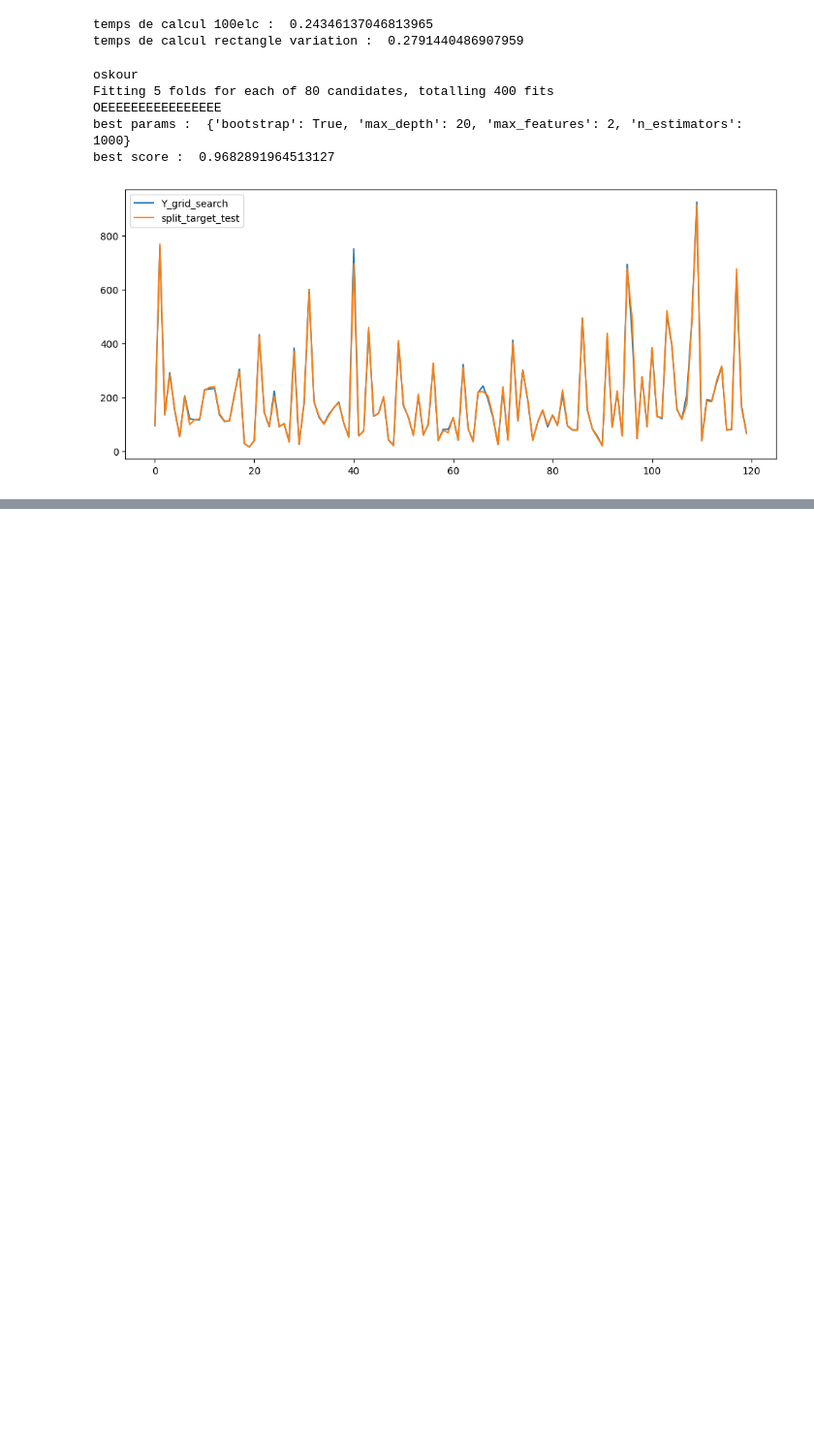
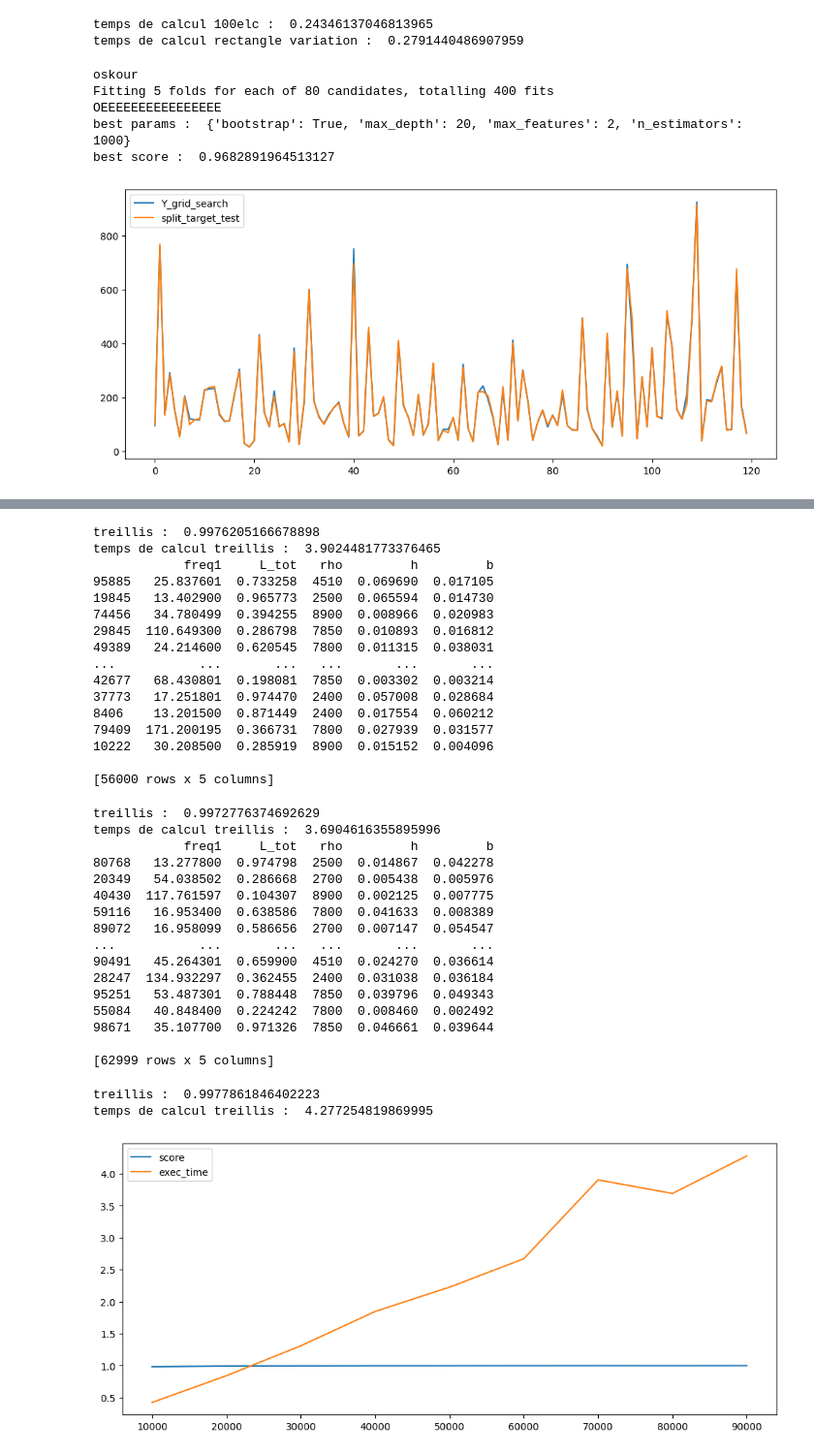
Before and after one commit to blaxxFR/projetIA, a Jupyter notebook: note_book.ipynb, the cells around one changed output, grey strips where cells are left out. Shown at 97% size. Drawn from its saved outputs; the diff is of its cells as text; code cells hidden in the pictures; blank space fills up the shorter version.

```diff
--- a/note_book.ipynb
+++ b/note_book.ipynb
@@ -937,6 +940,7 @@ plt.show()
 # %% [output]
 [figure]
 # %%
+import time
 freq_trellis = pd.read_csv(open("test_treillis_10elts.csv", "r"),delimiter=",")
 input_treillis = pd.read_csv(open("dict_treillis_10elts.csv", "r"),delimiter=",")
 
@@ -944,28 +948,54 @@ data_treillis = [freq_trellis,input_treillis]
 # NbElts,L_tot,rho,h,b,S,I,L,E,Mat,nu
 entrees_treillis = ['L_tot','rho', 'h','b']
 to_drop = ['NbElts','S', 'I', 'L', 'E','nu','freq2','freq3','freq4','freq5','freq6','freq7','freq8','Mat']
-split_train_treillis,split_test_treillis,split_target_train_treillis,split_target_test_treillis = split_and_drop(data_treillis,10000,entrees_treillis,to_drop,0.7)
+split_train_treillis,split_test_treillis,split_target_train_treillis,split_target_test_treillis = split_and_drop(data_treillis,35000,entrees_treillis,to_drop,0.7)
 
 
-my_grid = {'n_estimators': [i for i in range(400,1000,50)], 'max_depth': [i for i in range(10,20,1)],
+"""my_grid = {'n_estimators': [i for i in range(400,1000,50)], 'max_depth': [i for i in range(10,20,1)],
               'max_features': [2, 3],
               'bootstrap': [True],
               'min_samples_leaf': [1, 2, 4],
               'min_samples_split': [2, 5, 10]}
 
+Best params :  {'bootstrap': True, 'max_depth': 19, 'max_features': 2, 'min_samples_leaf': 1, 'min_samples_split': 2, 'n_estimators': 700}
+best score :  0.979399061814998
+score :  0.980551636742296
 
 
 
-grid_rf_treillis = GridSearchCV(rf_reg_treillis_var, param_grid=my_grid, cv=5,n_jobs=-1,verbose=2)
+
+grid_rf_treillis = GridSearchCV(RandomForestRegressor(), param_grid=my_grid, cv=5,n_jobs=-1,verbose=2)
 grid_rf_treillis.fit(split_train_treillis, split_target_train_treillis)
 print("OEEEEEEEEEEEEEEEE")
 print("best params : ",grid_rf_treillis.best_params_)
 print("best score : ",grid_rf_treillis.best_score_)
-print("score : ",grid_rf_treillis.score(split_test_treillis, split_target_test_treillis))
+print("score : ",grid_rf_treillis.score(split_test_treillis, split_target_test_treillis))"""
+score= []
+exec_time = []
+nb_i = []
+for i in range(10000,100000,10000):
+    split_train_treillis,split_test_treillis,split_target_train_treillis,split_target_test_treillis = split_and_drop(data_treillis,i,entrees_treillis,to_drop,0.7)
+    rf_reg_treillis_var = RandomForestRegressor(n_estimators=700, max_depth=19, random_state=0,max_features=2,min_samples_leaf=1,min_samples_split=2)
+    rf_reg_treillis_var.fit(split_train_treillis, split_target_train_treillis)
+    print("treillis : ",rf_reg_treillis_var.score(split_test_treillis, split_target_test_treillis))
+    Y_pred_treillis = rf_reg_treillis_var.predict(split_test_treillis)
+    score.append(rf_reg_treillis_var.score(split_test_treillis, split_target_test_treillis))
+    nb_i.append(i)
+    start = time.time()
+    Y_pred_treillis = rf_reg_treillis_var.predict(split_test_treillis)
+    end = time.time()
 
+    exec_time.append(end-start)
+    print("temps de calcul treillis : ",end-start)
 
+plt.figure(figsize=(12, 5))
+plt.plot(nb_i,score)
+plt.plot(nb_i,exec_time)
+plt.legend(
+    ['score', 'exec_time'])
 
-split_train_treillis,split_test_treillis,split_target_train_treillis,split_target_test_treillis = split_and_drop(data_treillis,10000,entrees_treillis,to_drop,0.7)
-rf_reg_treillis_var = RandomForestRegressor(n_estimators=400, max_depth=20, random_state=0)
-rf_reg_treillis_var.fit(split_train_treillis, split_target_train_treillis)
+plt.show()
+
+# shuffle data panda
+data = data.sample(frac=1).reset_index(drop=True)
 # %% [output]
@@ -994,0 +1115,35 @@ delta > 10 :  (array([  3,   4,  14,  16,  18,  34,  47,  59,  64,  65,  67,  73
+treillis :  0.9976205166678898
+temps de calcul treillis :  3.9024481773376465
+            freq1     L_tot   rho         h         b
+95885   25.837601  0.733258  4510  0.069690  0.017105
+19845   13.402900  0.965773  2500  0.065594  0.014730
+74456   34.780499  0.394255  8900  0.008966  0.020983
+29845  110.649300  0.286798  7850  0.010893  0.016812
+49389   24.214600  0.620545  7800  0.011315  0.038031
+...           ...       ...   ...       ...       ...
+42677   68.430801  0.198081  7850  0.003302  0.003214
+37773   17.251801  0.974470  2400  0.057008  0.028684
+8406    13.201500  0.871449  2400  0.017554  0.060212
+79409  171.200195  0.366731  7800  0.027939  0.031577
+10222   30.208500  0.285919  8900  0.015152  0.004096
+
+[56000 rows x 5 columns]
+treillis :  0.9972776374692629
+temps de calcul treillis :  3.6904616355895996
+            freq1     L_tot   rho         h         b
+80768   13.277800  0.974798  2500  0.014867  0.042278
+20349   54.038502  0.286668  2700  0.005438  0.005976
+40430  117.761597  0.104307  8900  0.002125  0.007775
+59116   16.953400  0.638586  7800  0.041633  0.008389
+89072   16.958099  0.586656  2700  0.007147  0.054547
+...           ...       ...   ...       ...       ...
+90491   45.264301  0.659900  4510  0.024270  0.036614
+28247  134.932297  0.362455  2400  0.031038  0.036184
+95251   53.487301  0.788448  7850  0.039796  0.049343
+55084   40.848400  0.224242  7800  0.008460  0.002492
+98671   35.107700  0.971326  7850  0.046661  0.039644
+
+[62999 rows x 5 columns]
+treillis :  0.9977861846402223
+temps de calcul treillis :  4.277254819869995
+[figure, added]
```
Also changed, not shown: parts of 9 cells of this notebook.
